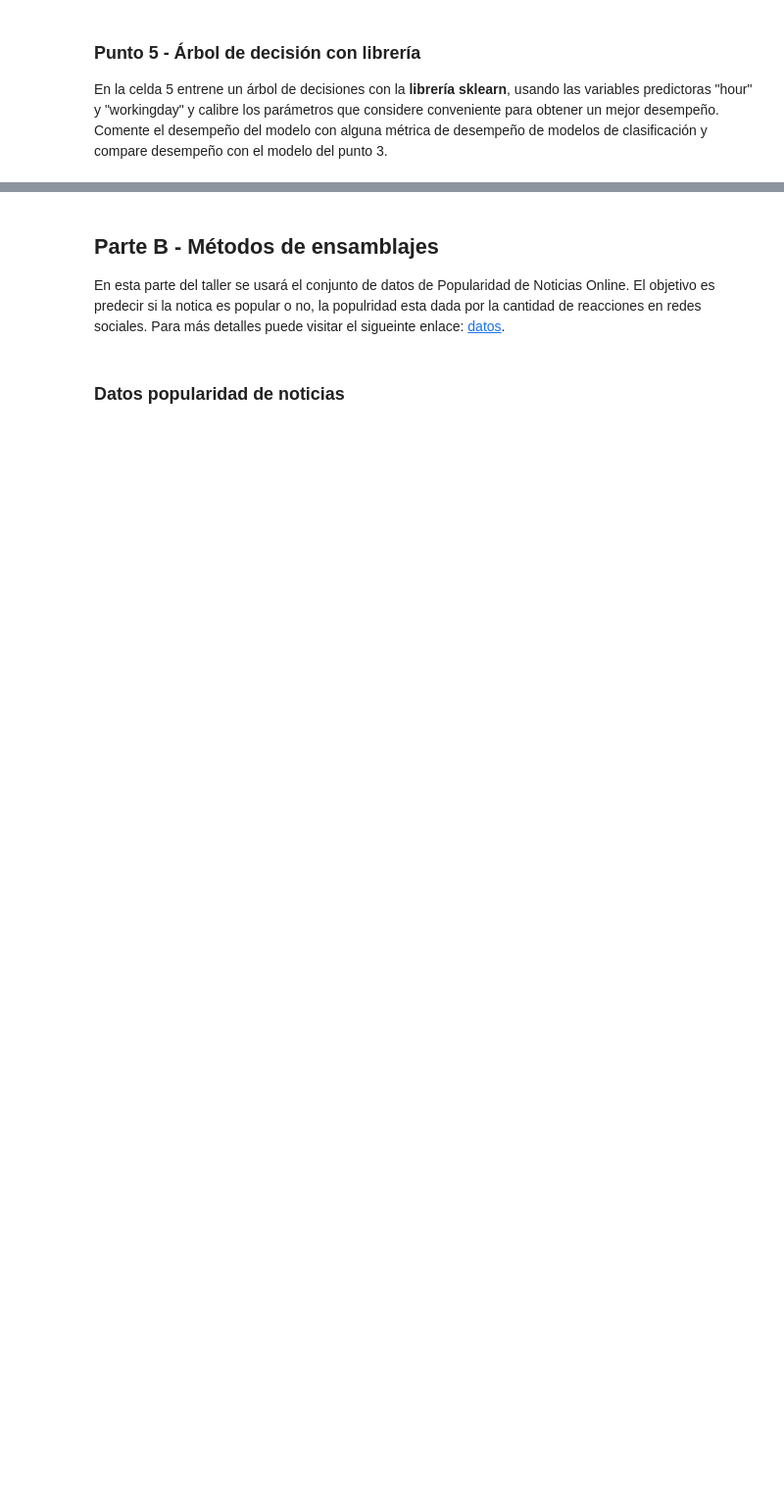
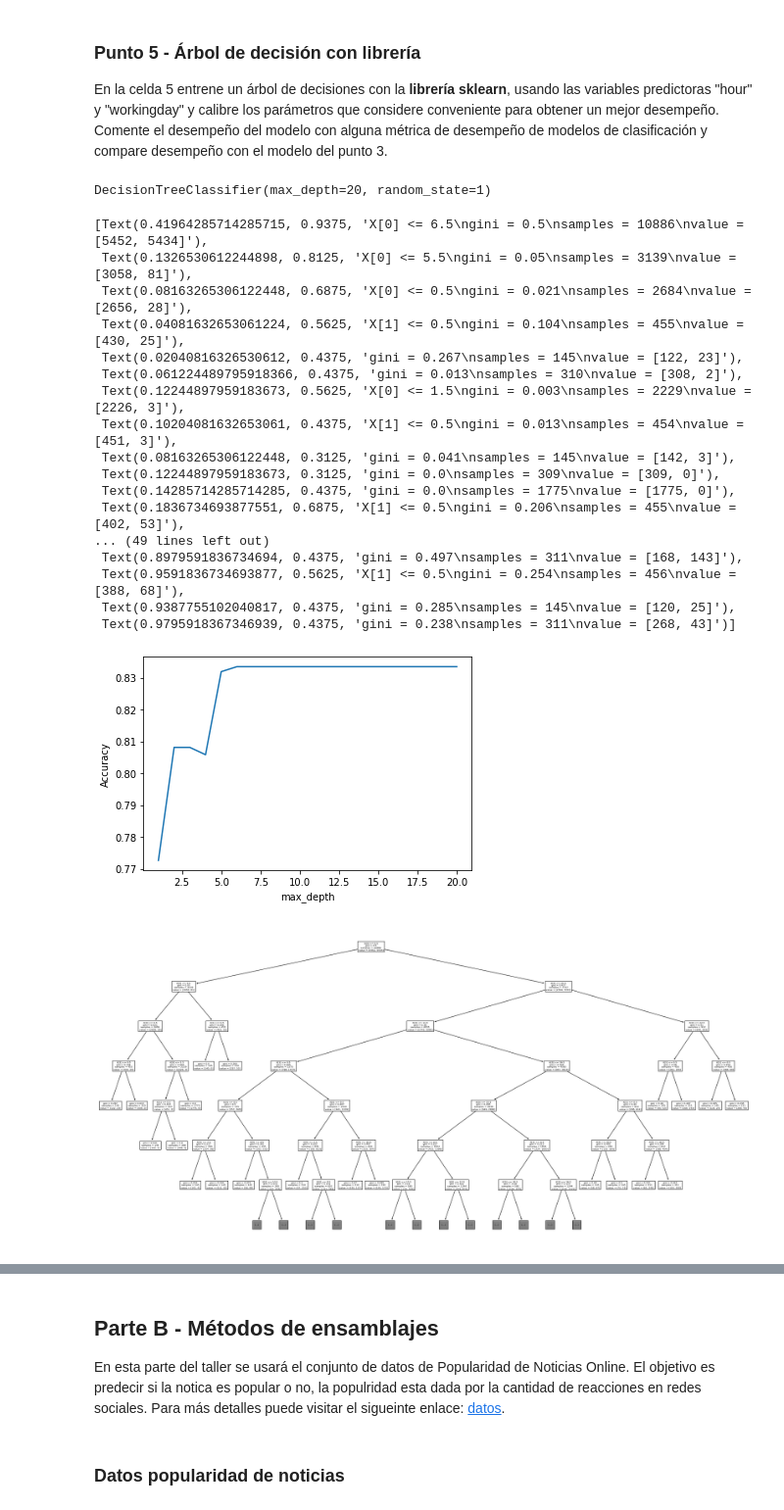
Before and after one commit to albahnsen/MIAD_ML_and_NLP, a Jupyter notebook: Semana 1/S1TC1_arboles_ensamblajes.ipynb, the cells around one changed output, grey strips where cells are left out. Shown at 98% size. Drawn from its saved outputs; the diff is of its cells as text; code cells hidden in the pictures; blank space fills up the shorter version.

```diff
--- a/Semana 1/S1TC1_arboles_ensamblajes.ipynb
+++ b/Semana 1/S1TC1_arboles_ensamblajes.ipynb
@@ -68,0 +478,48 @@ En la celda 5 entrene un árbol de decisiones con la **librería sklearn**, usan
+# %%
+# Celda 5
+
+# Lista de valores para calibrar el criterio de parada de máxima profundidad (max_depth)
+max_depth_range = range(1, 21)
+
+# Lista para guardar los valores del RMSE para cada valor de máxima profundidad (max_depth)
+accuracy_scores = []
+
+# Importación de modelos de sklearn
+from sklearn.model_selection import cross_val_score
+from sklearn.tree import DecisionTreeClassifier
+
+# Loop para obtener el desempeño del modelo de acuerdo con la máxima profundidad
+for depth in max_depth_range:
+    # Definición del árbol de decisión usando DecisionTreeClassifier de la libreria sklearn
+    clf = DecisionTreeClassifier(max_depth=depth, random_state=1)
+    accuracy_scores.append(cross_val_score(clf, X, y, cv=10, scoring='accuracy').mean())
+clf.fit(X, y)
+# %% [output]
+DecisionTreeClassifier(max_depth=20, random_state=1)
+# %%
+# Gráfica max_depth versus RMSE (error del modelo)
+plt.plot(max_depth_range, accuracy_scores)
+plt.xlabel('max_depth')
+plt.ylabel('Accuracy')
+plt.figure(figsize=(30, 15))
+plot_tree(clf,max_depth=6)
+# %% [output]
+[Text(0.41964285714285715, 0.9375, 'X[0] <= 6.5\ngini = 0.5\nsamples = 10886\nvalue = [5452, 5434]'),
+ Text(0.1326530612244898, 0.8125, 'X[0] <= 5.5\ngini = 0.05\nsamples = 3139\nvalue = [3058, 81]'),
+ Text(0.08163265306122448, 0.6875, 'X[0] <= 0.5\ngini = 0.021\nsamples = 2684\nvalue = [2656, 28]'),
+ Text(0.04081632653061224, 0.5625, 'X[1] <= 0.5\ngini = 0.104\nsamples = 455\nvalue = [430, 25]'),
+ Text(0.02040816326530612, 0.4375, 'gini = 0.267\nsamples = 145\nvalue = [122, 23]'),
+ Text(0.061224489795918366, 0.4375, 'gini = 0.013\nsamples = 310\nvalue = [308, 2]'),
+ Text(0.12244897959183673, 0.5625, 'X[0] <= 1.5\ngini = 0.003\nsamples = 2229\nvalue = [2226, 3]'),
+ Text(0.10204081632653061, 0.4375, 'X[1] <= 0.5\ngini = 0.013\nsamples = 454\nvalue = [451, 3]'),
+ Text(0.08163265306122448, 0.3125, 'gini = 0.041\nsamples = 145\nvalue = [142, 3]'),
+ Text(0.12244897959183673, 0.3125, 'gini = 0.0\nsamples = 309\nvalue = [309, 0]'),
+ Text(0.14285714285714285, 0.4375, 'gini = 0.0\nsamples = 1775\nvalue = [1775, 0]'),
+ Text(0.1836734693877551, 0.6875, 'X[1] <= 0.5\ngini = 0.206\nsamples = 455\nvalue = [402, 53]'),
+... (49 lines left out)
+ Text(0.8979591836734694, 0.4375, 'gini = 0.497\nsamples = 311\nvalue = [168, 143]'),
+ Text(0.9591836734693877, 0.5625, 'X[1] <= 0.5\ngini = 0.254\nsamples = 456\nvalue = [388, 68]'),
+ Text(0.9387755102040817, 0.4375, 'gini = 0.285\nsamples = 145\nvalue = [120, 25]'),
+ Text(0.9795918367346939, 0.4375, 'gini = 0.238\nsamples = 311\nvalue = [268, 43]')]
+[figure, added]
+[figure, added]
```
Also changed, not shown: parts of 49 cells of this notebook, 3 other files.
